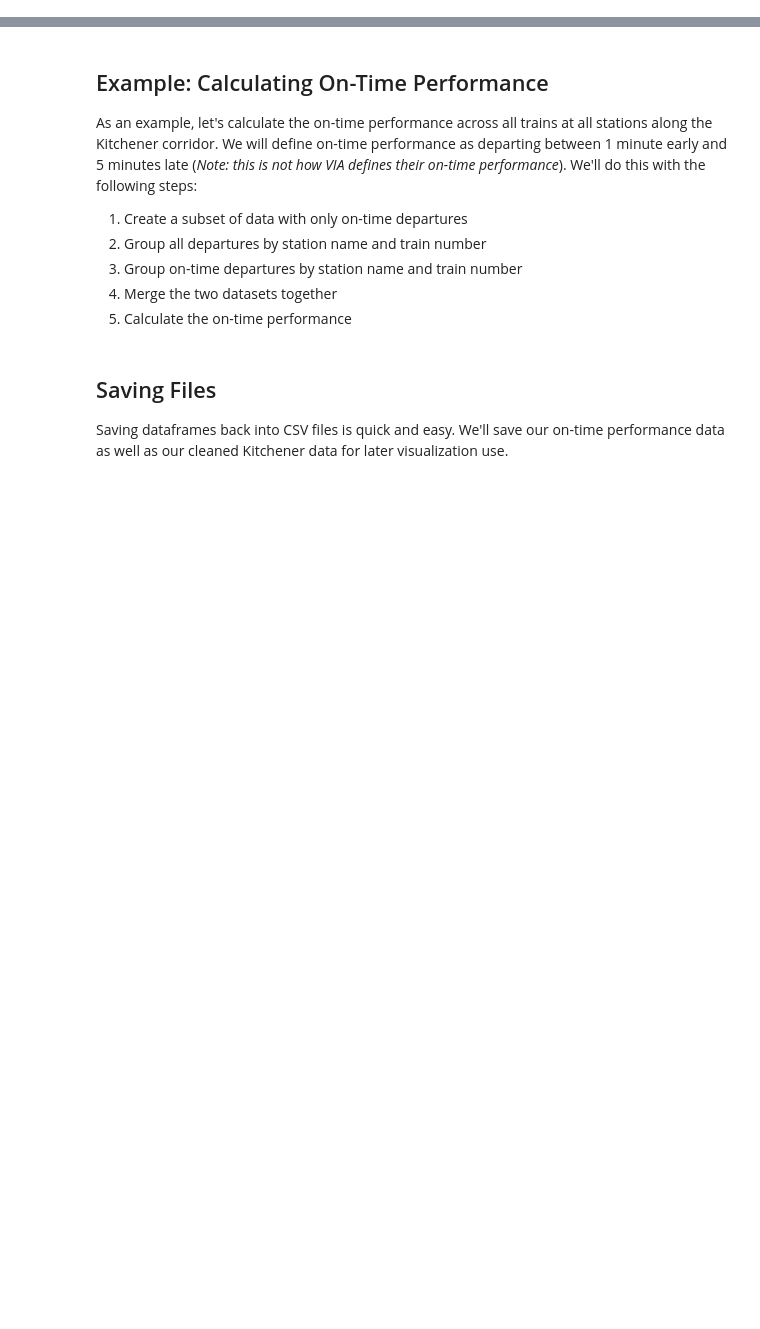
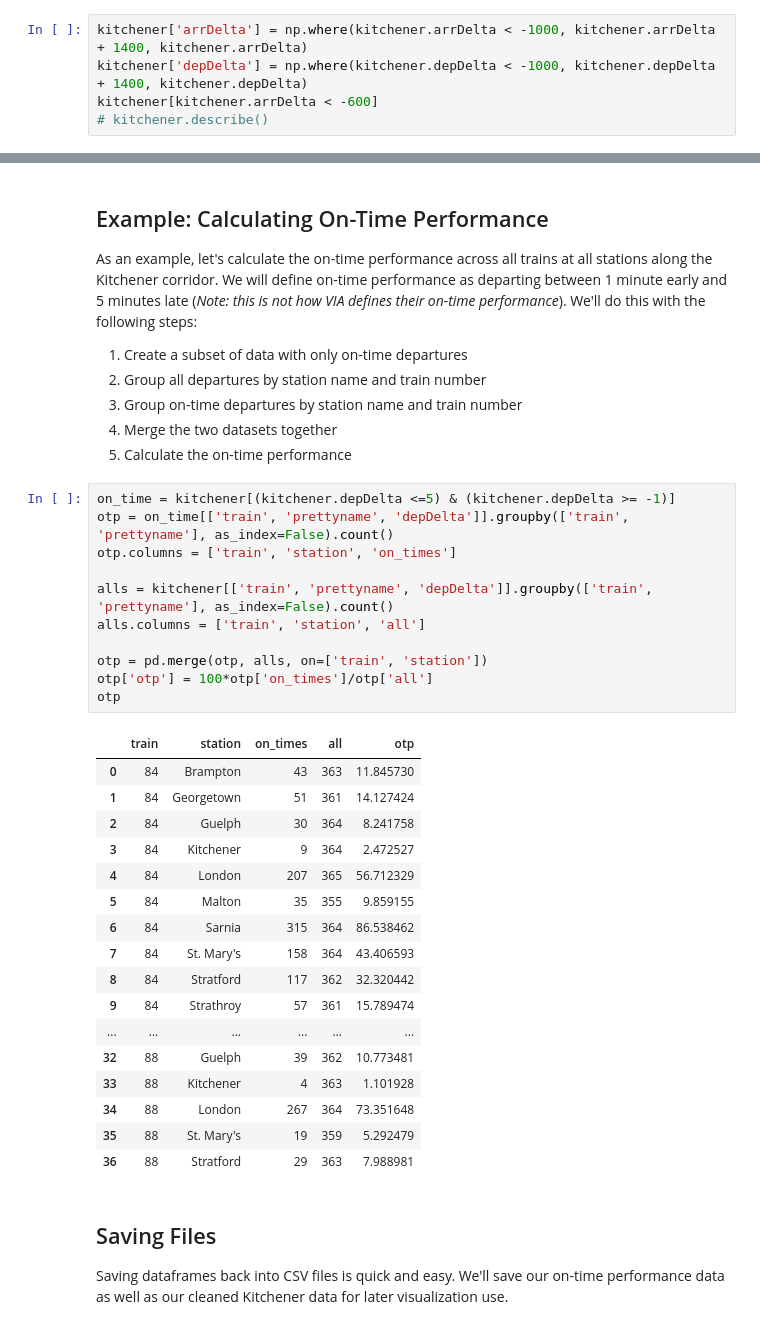
Before and after one commit to wklumpen/python-workshop, a Jupyter notebook: Pandas Introduction.ipynb, the cells around one changed output, grey strips where cells are left out. Drawn from its saved outputs; the diff is of its cells as text; blank space fills up the shorter version.

```diff
--- a/Pandas Introduction.ipynb
+++ b/Pandas Introduction.ipynb
@@ -96,0 +214,5 @@ kitchener.describe()
+# %%
+kitchener['arrDelta'] = np.where(kitchener.arrDelta < -1000, kitchener.arrDelta + 1400, kitchener.arrDelta)
+kitchener['depDelta'] = np.where(kitchener.depDelta < -1000, kitchener.depDelta + 1400, kitchener.depDelta)
+kitchener[kitchener.arrDelta < -600]
+# kitchener.describe()
@@ -102,6 +227,35 @@ As an example, let's calculate the on-time performance across all trains at all
   3. Group on-time departures by station name and train number
   4. Merge the two datasets together
   5. Calculate the on-time performance
+# %%
+on_time = kitchener[(kitchener.depDelta <=5) & (kitchener.depDelta >= -1)]
+otp = on_time[['train', 'prettyname', 'depDelta']].groupby(['train', 'prettyname'], as_index=False).count()
+otp.columns = ['train', 'station', 'on_times']
+
+alls = kitchener[['train', 'prettyname', 'depDelta']].groupby(['train', 'prettyname'], as_index=False).count()
+alls.columns = ['train', 'station', 'all']
+
+otp = pd.merge(otp, alls, on=['train', 'station'])
+otp['otp'] = 100*otp['on_times']/otp['all']
+otp
+# %% [output]
+|  | train | station | on_times | all | otp |
+| 0 | 84 | Brampton | 43 | 363 | 11.845730 |
+| 1 | 84 | Georgetown | 51 | 361 | 14.127424 |
+| 2 | 84 | Guelph | 30 | 364 | 8.241758 |
+| 3 | 84 | Kitchener | 9 | 364 | 2.472527 |
+| 4 | 84 | London | 207 | 365 | 56.712329 |
+| 5 | 84 | Malton | 35 | 355 | 9.859155 |
+| 6 | 84 | Sarnia | 315 | 364 | 86.538462 |
+| 7 | 84 | St. Mary's | 158 | 364 | 43.406593 |
+| 8 | 84 | Stratford | 117 | 362 | 32.320442 |
+| 9 | 84 | Strathroy | 57 | 361 | 15.789474 |
+| ... | ... | ... | ... | ... | ... |
+| 32 | 88 | Guelph | 39 | 362 | 10.773481 |
+| 33 | 88 | Kitchener | 4 | 363 | 1.101928 |
+| 34 | 88 | London | 267 | 364 | 73.351648 |
+| 35 | 88 | St. Mary's | 19 | 359 | 5.292479 |
+| 36 | 88 | Stratford | 29 | 363 | 7.988981 |
 # %% [markdown]
 ## Saving Files
 Saving dataframes back into CSV files is quick and easy. We'll save our on-time performance data as well as our cleaned Kitchener data for later visualization use.
```
Also changed, not shown: parts of 13 cells of this notebook, 2 other files.
